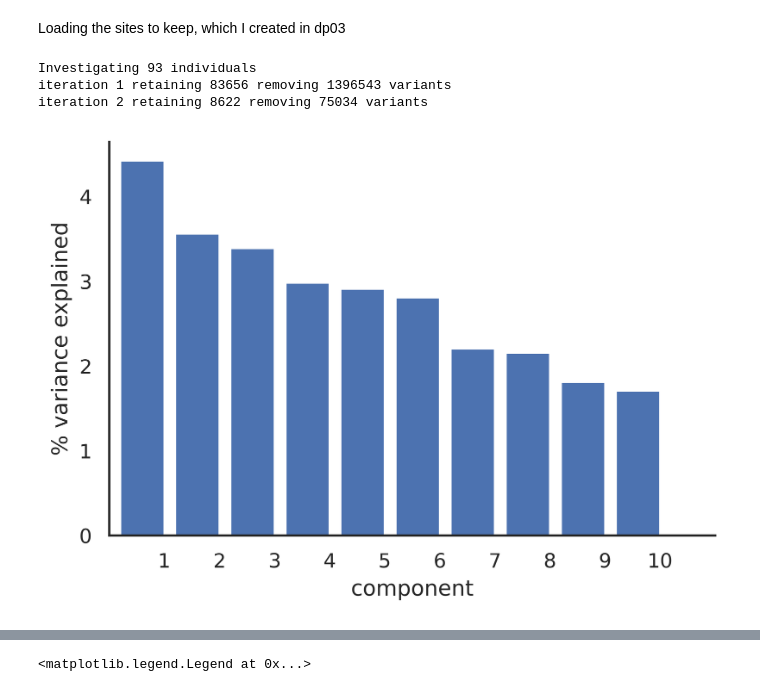
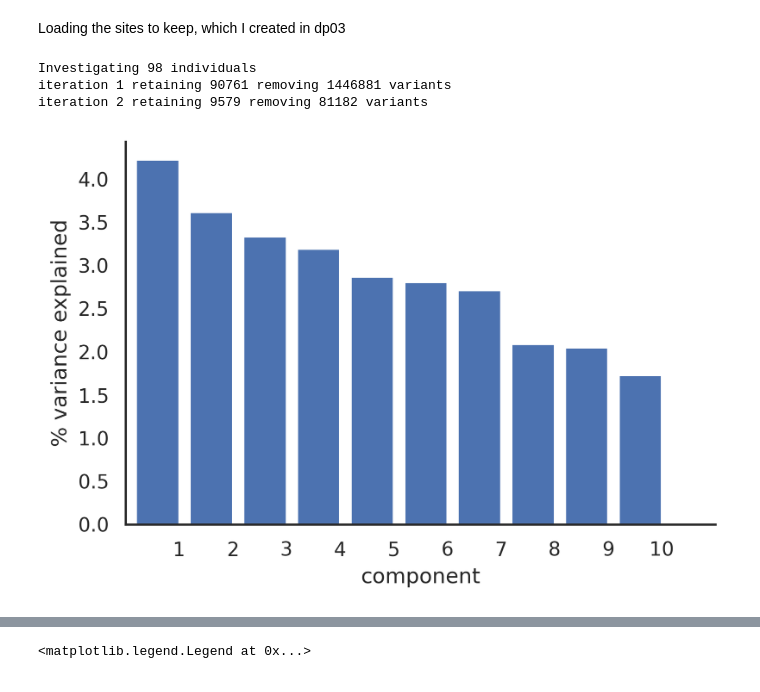
Before and after one commit to erikfogh/baboon_analysis, a Jupyter notebook: notebooks/pca01_x_chromosomes.ipynb, the cells around one changed output, grey strips where cells are left out. Saved outputs shown, nothing was run; the diff lists cells and outputs as text; code cells hidden in the pictures.

```diff
--- a/notebooks/pca01_x_chromosomes.ipynb
+++ b/notebooks/pca01_x_chromosomes.ipynb
@@ -134,13 +134,12 @@ gt_masked_sites = gt.take(masked_sites, axis=0)
 # %%
 IDs = meta_data_samples.loc[(meta_data_samples.x_missing <= 0.015)
                              & (meta_data_samples.Sex == "F")
-                             & (meta_data_samples.C_origin != "Anubis, Kenya")
-                             & (meta_data_samples.C_origin != "Papio, Senegal")].callset_index.values
+                             & (meta_data_samples.C_origin != "Anubis, Kenya")].callset_index.values
 pca_df = pruning_and_pca(gt_masked_sites, IDs, 3000000, 500, 2)
 # %% [output]
-Investigating 93 individuals
-iteration 1 retaining 83656 removing 1396543 variants
-iteration 2 retaining 8622 removing 75034 variants
+Investigating 98 individuals
+iteration 1 retaining 90761 removing 1446881 variants
+iteration 2 retaining 9579 removing 81182 variants
-[figure, old version]
+[figure, new version]
 # %%
 plt.close()
```
Also changed, not shown: parts of 2 cells of this notebook, 12 other files.
